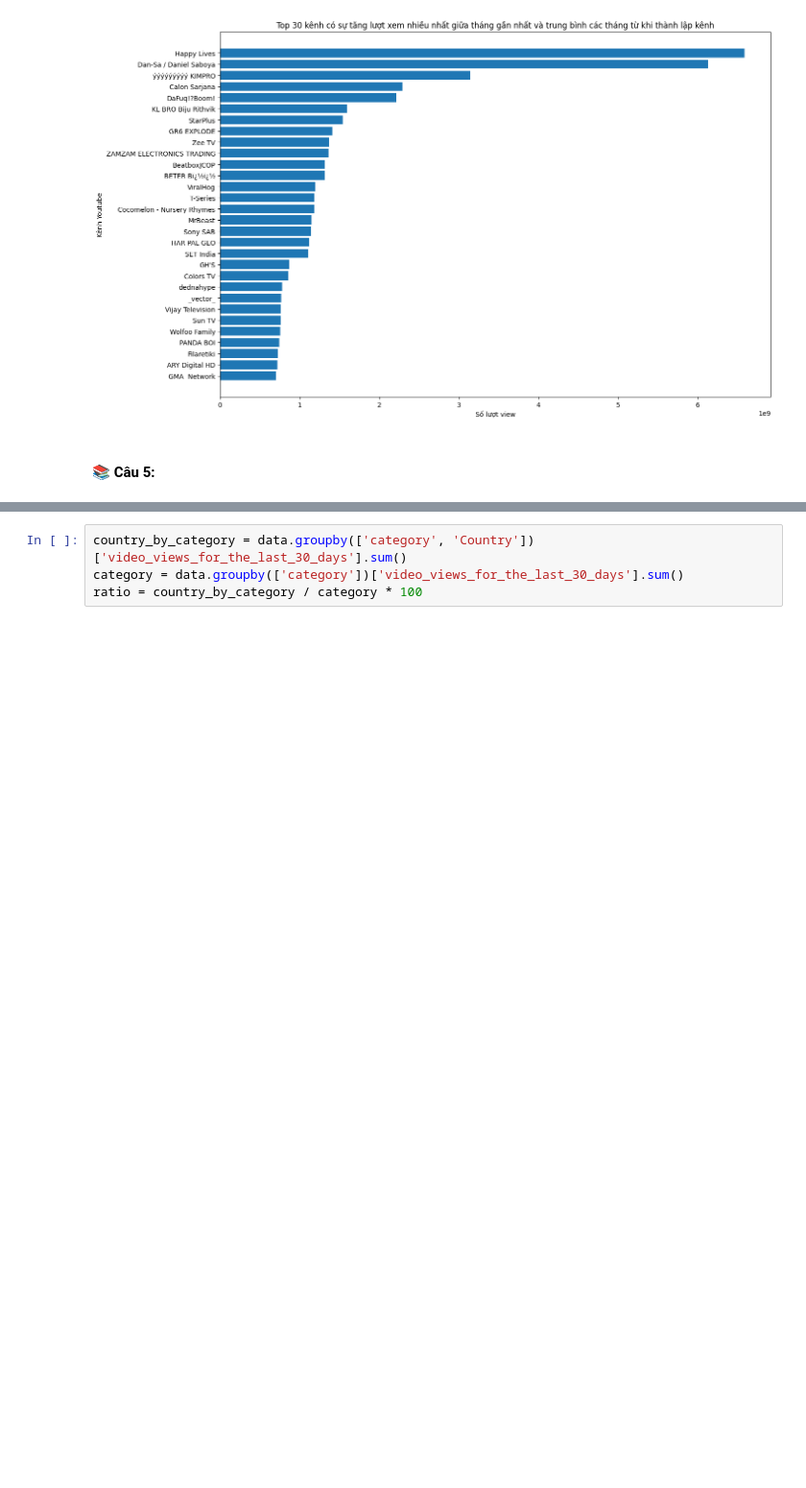
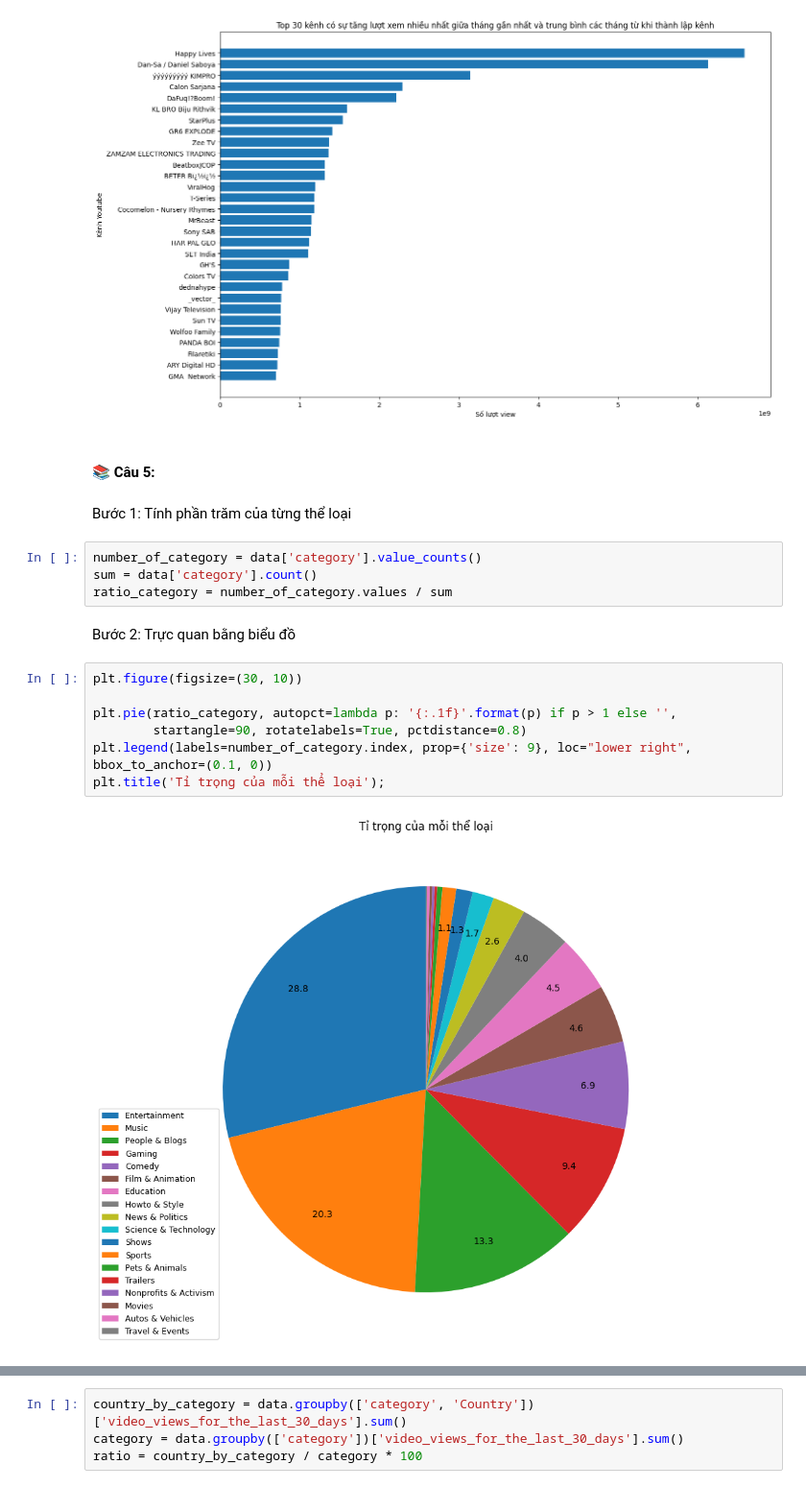
Before and after one commit to BaoDias2505/Final_Project_P4DS, a Jupyter notebook: 21127221_21127583.ipynb, the cells around one changed output, grey strips where cells are left out. Shown at 96% size. Drawn from its saved outputs; the diff is of its cells as text; blank space fills up the shorter version.

```diff
--- a/21127221_21127583.ipynb
+++ b/21127221_21127583.ipynb
@@ -654,4 +654,21 @@ plt.title('Top 30 kênh có sự tăng lượt xem nhiều nhất giữa tháng
 [figure]
 # %% [markdown]
 #### 📚 Câu 5:
+# %% [markdown]
+Bước 1: Tính phần trăm của từng thể loại
+# %%
+number_of_category = data['category'].value_counts()
+sum = data['category'].count()
+ratio_category = number_of_category.values / sum
+# %% [markdown]
+Bước 2: Trực quan bằng biểu đồ
+# %%
+plt.figure(figsize=(30, 10))
+
+plt.pie(ratio_category, autopct=lambda p: '{:.1f}'.format(p) if p > 1 else '',
+        startangle=90, rotatelabels=True, pctdistance=0.8)
+plt.legend(labels=number_of_category.index, prop={'size': 9}, loc="lower right", bbox_to_anchor=(0.1, 0))
+plt.title('Tỉ trọng của mỗi thể loại');
+# %% [output]
+[figure, added]
 # %% [markdown]
```
Also changed, not shown: parts of 7 cells of this notebook.
